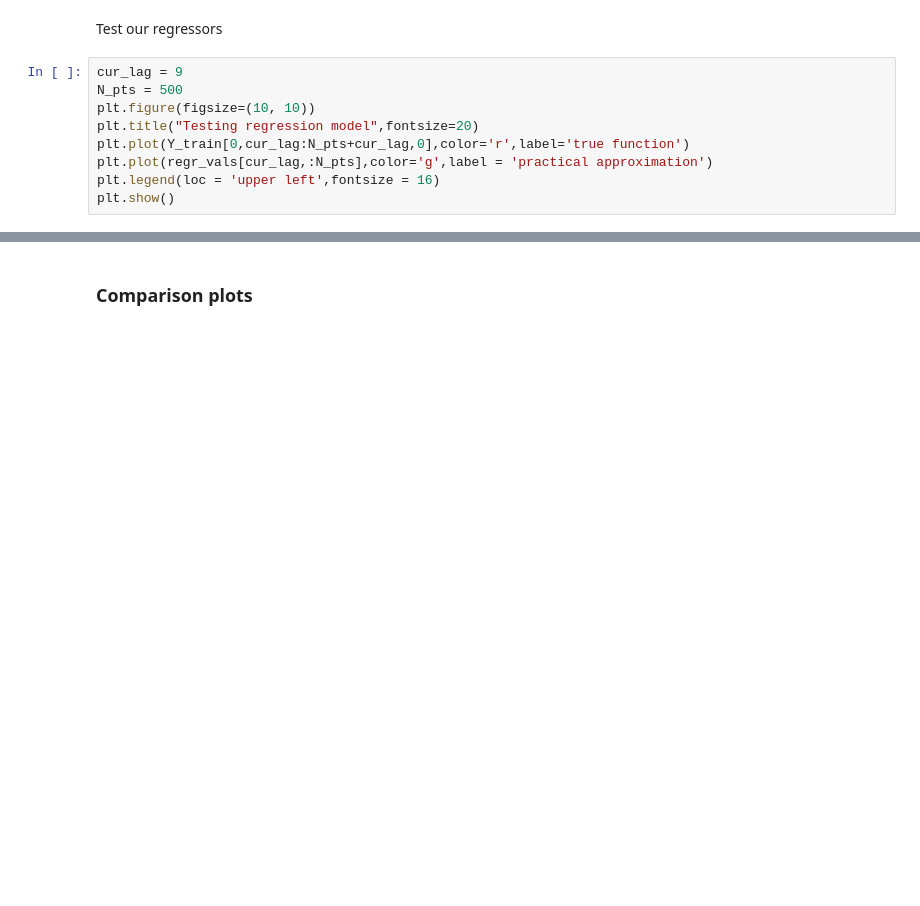
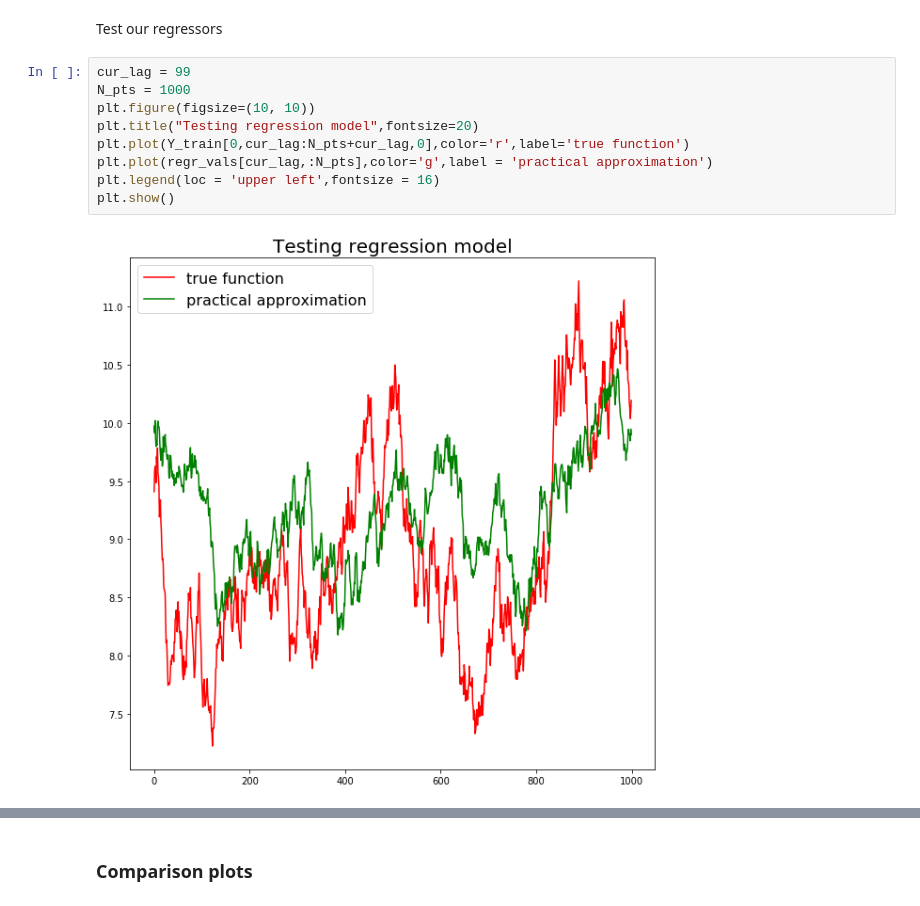
Before and after one commit to svsamsonov/VR-MCMC, a Jupyter notebook: Code/Lotka_Volterra_multidim.ipynb, the cells around one changed output, grey strips where cells are left out. Saved outputs shown, nothing was run; the diff lists cells and outputs as text; blank space fills up the shorter version.

```diff
--- a/Code/Lotka_Volterra_multidim.ipynb
+++ b/Code/Lotka_Volterra_multidim.ipynb
@@ -319,14 +353,16 @@ for i in range(len(regr_vals)):
 # %% [markdown]
 Test our regressors
 # %%
-cur_lag = 9
-N_pts = 500
+cur_lag = 99
+N_pts = 1000
 plt.figure(figsize=(10, 10))
 plt.title("Testing regression model",fontsize=20)
 plt.plot(Y_train[0,cur_lag:N_pts+cur_lag,0],color='r',label='true function')
 plt.plot(regr_vals[cur_lag,:N_pts],color='g',label = 'practical approximation')
 plt.legend(loc = 'upper left',fontsize = 16)
 plt.show()
+# %% [output]
+[figure, added]
 # %%
 test_seed = 1453
 nbcores = multiprocessing.cpu_count()
```
Also changed, not shown: parts of 11 cells of this notebook, 4 other files.
